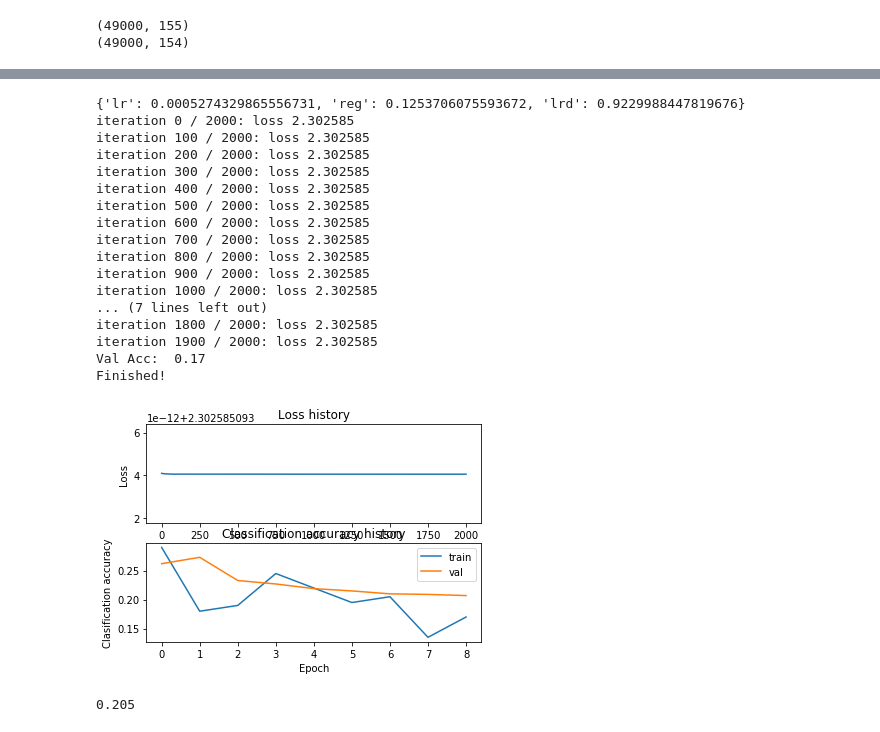
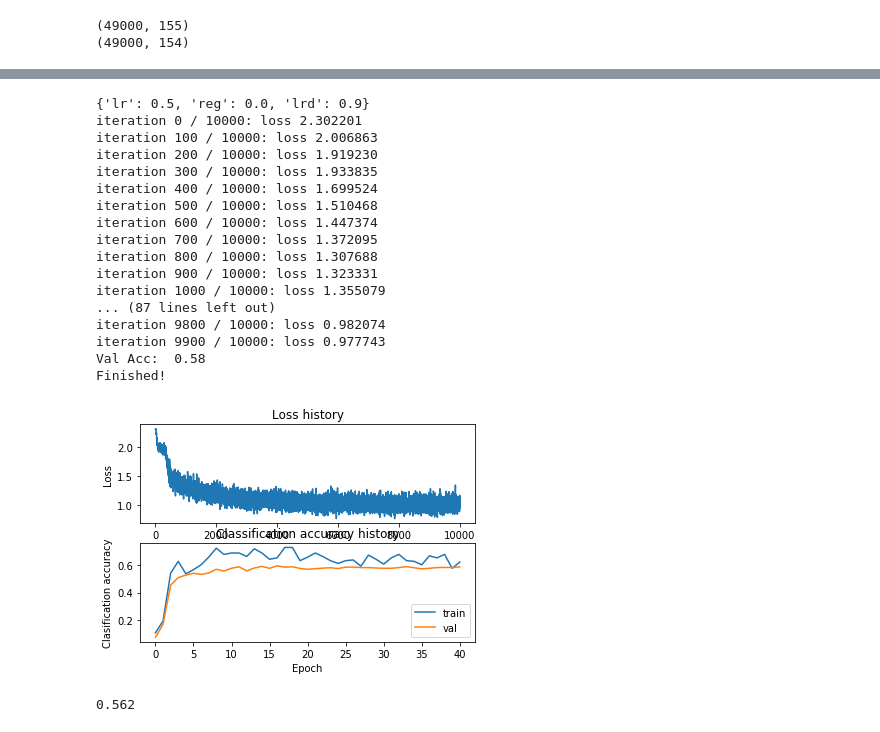
Before and after one commit to ironjr/cs231n-study, a Jupyter notebook: assignment1/features.ipynb, the cells around one changed output, grey strips where cells are left out. Drawn from its saved outputs; the diff is of its cells as text; code cells hidden in the pictures.

```diff
--- a/assignment1/features.ipynb
+++ b/assignment1/features.ipynb
@@ -212,14 +212,9 @@ best_net = None
 # model in the best_net variable.                                              #
 ################################################################################
 # Define hyperparameters to tune
-# learning_rate = np.linspace(5.5e-4, 5.7e-4, 5) #np.power(10, np.linspace(-2.5, -4, 100))
-# learning_rate_decay = np.linspace(.98, .80, 10)
-# batch_size = np.linspace(100, 1000, 5)
-# regularization = np.linspace(.42, .32, 10) # np.power(10, np.linspace(-.3, -.6, 40))
-
 best_val_acc = .0
 best_hyperparam = {}
-tot = 100
+tot = 1
 # for lr in learning_rate:
 #     for reg in regularization:
 #         for lrd in learning_rate_decay:
@@ -232,6 +227,10 @@ for it in range(tot):
     reg = np.power(10, reg)
     lrd = lrd * 0.18 + 0.80
     print(np.round((it / tot), 4) * 100, '% ', 'LR: ', lr, '  REG: ', reg, '  LRD: ', lrd, end='')
+
+    lr = 0.5
+    reg = 0.0
+    lrd = 0.9
 
     # Create the network
     net = TwoLayerNet(input_dim, hidden_dim, num_classes)
@@ -259,7 +258,7 @@ print('Best hyperparameters are LR: ', best_hyperparam['lr'], '  REG: ',
       best_hyperparam['reg'], '  LRD: ', best_hyperparam['lrd'])
 
 stats = best_net.train(X_train_feats, y_train, X_val_feats, y_val,
-                       num_iters=30000, batch_size=200,
+                       num_iters=2000, batch_size=200,
                        learning_rate=best_hyperparam['lr'],
                        learning_rate_decay=best_hyperparam['lrd'],
                        reg=best_hyperparam['reg'],
@@ -311,52 +310,52 @@ Finished!
 # %%
 # Run your best neural net classifier on the test set. You should be able
 # to get more than 55% accuracy.
 print(best_hyperparam)
 stats = best_net.train(X_train_feats, y_train, X_val_feats, y_val,
-                       num_iters=2000, batch_size=200,
-                       learning_rate=1e-2, #best_hyperparam['lr'],
-                       learning_rate_decay=1, #best_hyperparam['lrd'],
-                       reg=.9, #best_hyperparam['reg'],
+                       num_iters=10000, batch_size=200,
+                       learning_rate=best_hyperparam['lr'],
+                       learning_rate_decay=best_hyperparam['lrd'],
+                       reg=best_hyperparam['reg'],
                        verbose=True)
 val_acc = (net.predict(X_val_feats) == y_val).mean()
 print('Val Acc: ', val_acc)
 print('Finished!')
 
 # Plot the loss function and train / validation accuracies
 plt.subplot(2, 1, 1)
 plt.plot(stats['loss_history'])
 plt.title('Loss history')
 plt.xlabel('Iteration')
 plt.ylabel('Loss')
 
 plt.subplot(2, 1, 2)
 plt.plot(stats['train_acc_history'], label='train')
 plt.plot(stats['val_acc_history'], label='val')
 plt.title('Classification accuracy history')
 plt.xlabel('Epoch')
 plt.ylabel('Clasification accuracy')
 plt.legend()
 plt.show()
 
 test_acc = (best_net.predict(X_test_feats) == y_test).mean()
 print(test_acc)
 # %% [output]
-{'lr': 0.0005274329865556731, 'reg': 0.1253706075593672, 'lrd': 0.9229988447819676}
-iteration 0 / 2000: loss 2.302585
-iteration 100 / 2000: loss 2.302585
-iteration 200 / 2000: loss 2.302585
-iteration 300 / 2000: loss 2.302585
-iteration 400 / 2000: loss 2.302585
-iteration 500 / 2000: loss 2.302585
-iteration 600 / 2000: loss 2.302585
-iteration 700 / 2000: loss 2.302585
-iteration 800 / 2000: loss 2.302585
-iteration 900 / 2000: loss 2.302585
-iteration 1000 / 2000: loss 2.302585
-... (7 lines left out)
-iteration 1800 / 2000: loss 2.302585
-iteration 1900 / 2000: loss 2.302585
-Val Acc:  0.17
+{'lr': 0.5, 'reg': 0.0, 'lrd': 0.9}
+iteration 0 / 10000: loss 2.302201
+iteration 100 / 10000: loss 2.006863
+iteration 200 / 10000: loss 1.919230
+iteration 300 / 10000: loss 1.933835
+iteration 400 / 10000: loss 1.699524
+iteration 500 / 10000: loss 1.510468
+iteration 600 / 10000: loss 1.447374
+iteration 700 / 10000: loss 1.372095
+iteration 800 / 10000: loss 1.307688
+iteration 900 / 10000: loss 1.323331
+iteration 1000 / 10000: loss 1.355079
+... (87 lines left out)
+iteration 9800 / 10000: loss 0.982074
+iteration 9900 / 10000: loss 0.977743
+Val Acc:  0.58
 Finished!
-[figure, old version]
+[figure, new version]
-0.205
+0.562
```
Also changed, not shown: parts of 1 cell of this notebook.
